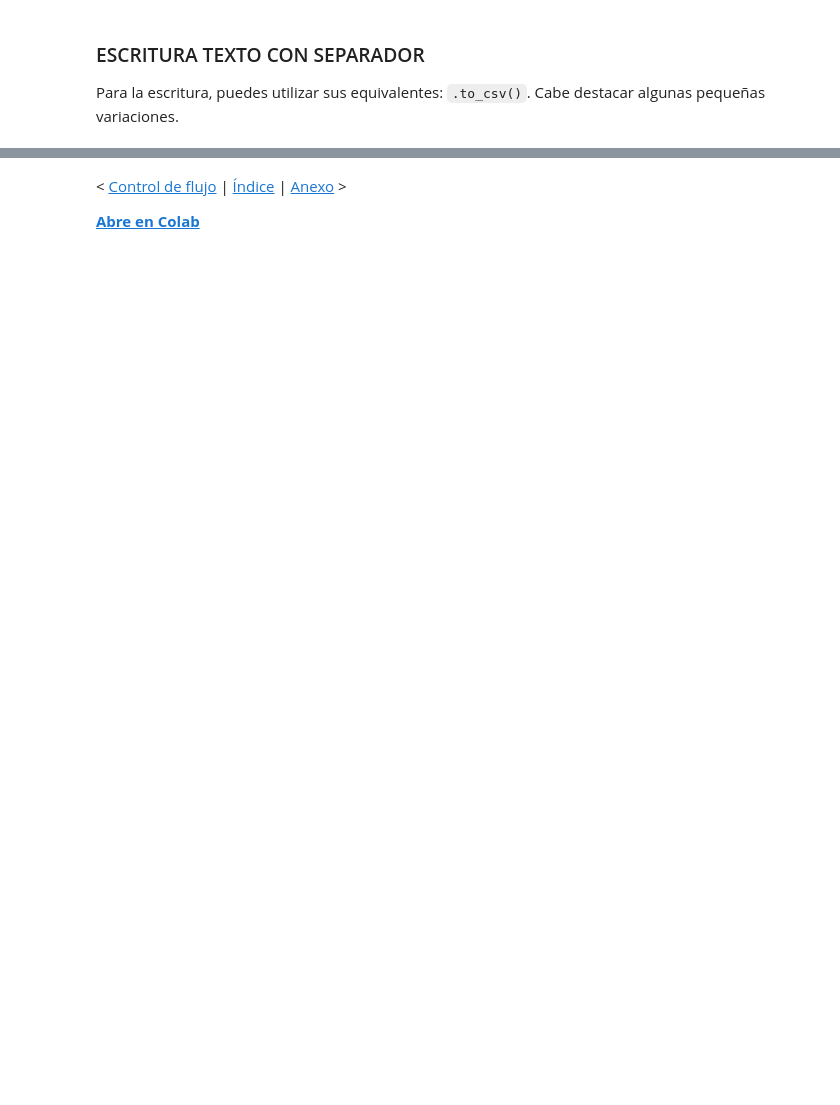
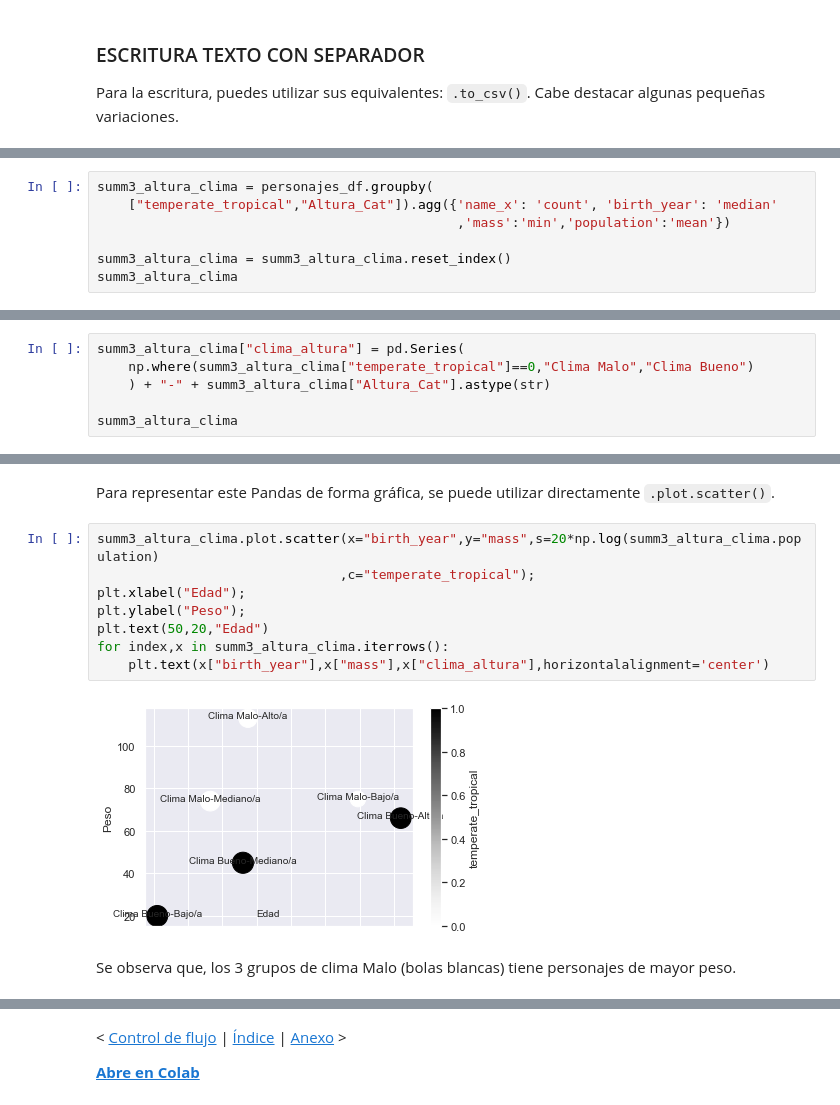
Before and after one commit to griu/mbdds_fc20, a Jupyter notebook: Python/modulo1_tema4_Py_50_gest_dat.ipynb, the cells around one changed output, grey strips where cells are left out. Saved outputs shown, nothing was run; the diff lists cells and outputs as text; blank space fills up the shorter version.

```diff
--- a/Python/modulo1_tema4_Py_50_gest_dat.ipynb
+++ b/Python/modulo1_tema4_Py_50_gest_dat.ipynb
@@ -744,0 +972,7 @@ unclass(b)
+# %%
+summ3_altura_clima = personajes_df.groupby(
+    ["temperate_tropical","Altura_Cat"]).agg({'name_x': 'count', 'birth_year': 'median'
+                                              ,'mass':'min','population':'mean'})
+
+summ3_altura_clima = summ3_altura_clima.reset_index()
+summ3_altura_clima
@@ -744,0 +991,6 @@ unclass(b)
+# %%
+summ3_altura_clima["clima_altura"] = pd.Series(
+    np.where(summ3_altura_clima["temperate_tropical"]==0,"Clima Malo","Clima Bueno")
+    ) + "-" + summ3_altura_clima["Altura_Cat"].astype(str)
+
+summ3_altura_clima
@@ -744,0 +1005,14 @@ unclass(b)
+# %% [markdown]
+Para representar este Pandas de forma gráfica, se puede utilizar directamente `.plot.scatter()`.
+# %%
+summ3_altura_clima.plot.scatter(x="birth_year",y="mass",s=20*np.log(summ3_altura_clima.population)
+                               ,c="temperate_tropical");
+plt.xlabel("Edad");
+plt.ylabel("Peso");
+plt.text(50,20,"Edad")
+for index,x in summ3_altura_clima.iterrows():
+    plt.text(x["birth_year"],x["mass"],x["clima_altura"],horizontalalignment='center')
+# %% [output]
+[figure, added]
+# %% [markdown]
+Se observa que, los 3 grupos de clima Malo (bolas blancas) tiene personajes de mayor peso.
```
Also changed, not shown: parts of 312 cells of this notebook, 3 other files.
